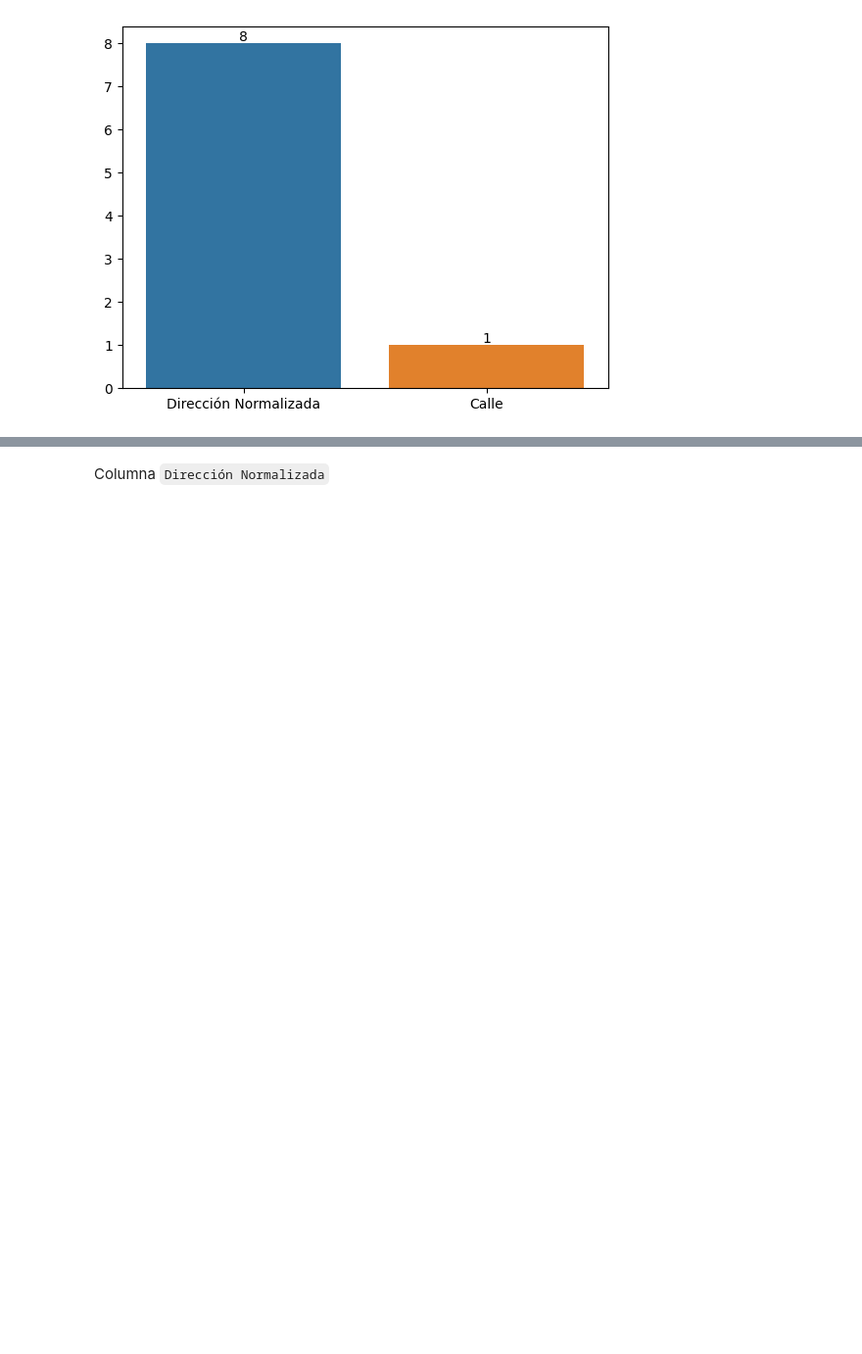
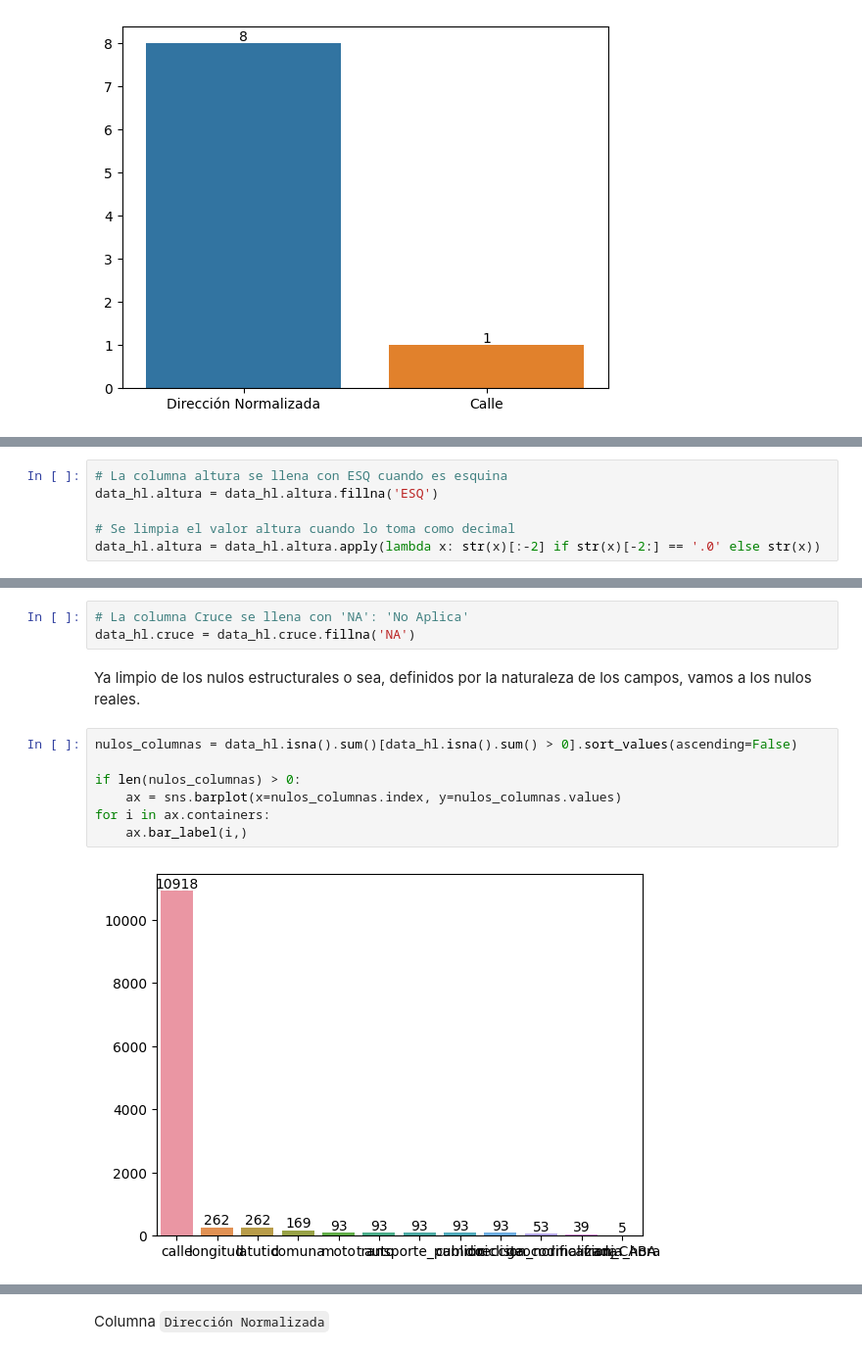
Before and after one commit to cypbk/pida-javier-bengolea, a Jupyter notebook: main.ipynb, the cells around one changed output, grey strips where cells are left out. Shown at 98% size. Saved outputs shown, nothing was run; the diff lists cells and outputs as text; blank space fills up the shorter version.

```diff
--- a/main.ipynb
+++ b/main.ipynb
@@ -284,0 +1334,6 @@ for i in ax.containers:
+# %%
+# La columna altura se llena con ESQ cuando es esquina
+data_hl.altura = data_hl.altura.fillna('ESQ')
+
+# Se limpia el valor altura cuando lo toma como decimal
+data_hl.altura = data_hl.altura.apply(lambda x: str(x)[:-2] if str(x)[-2:] == '.0' else str(x))
@@ -284,0 +1370,14 @@ for i in ax.containers:
+# %%
+# La columna Cruce se llena con 'NA': 'No Aplica'
+data_hl.cruce = data_hl.cruce.fillna('NA')
+# %% [markdown]
+Ya limpio de los nulos estructurales o sea, definidos por la naturaleza de los campos, vamos a los nulos reales.
+# %%
+nulos_columnas = data_hl.isna().sum()[data_hl.isna().sum() > 0].sort_values(ascending=False)
+
+if len(nulos_columnas) > 0:
+    ax = sns.barplot(x=nulos_columnas.index, y=nulos_columnas.values)
+for i in ax.containers:
+    ax.bar_label(i,)
+# %% [output]
+[figure, added]
```
Also changed, not shown: parts of 134 cells of this notebook.
